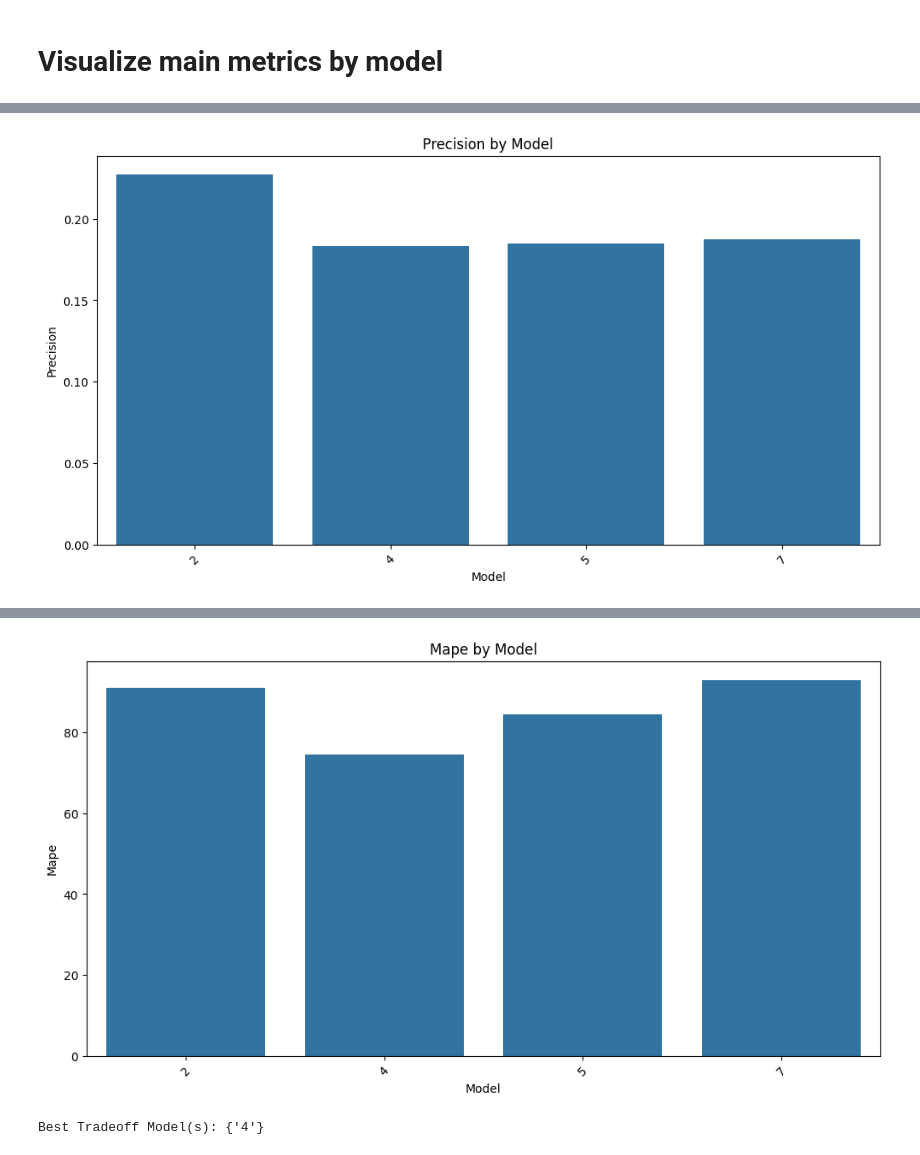
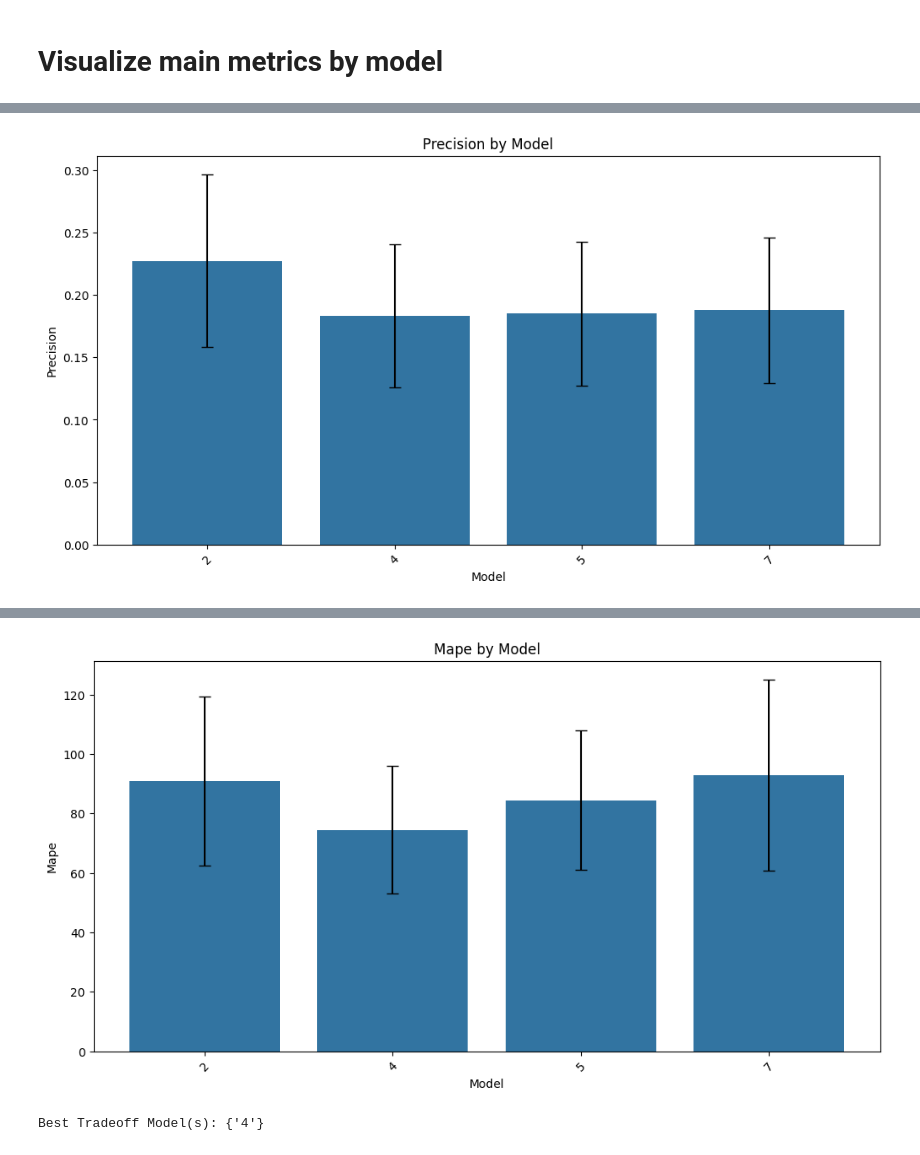
Before and after one commit to krzischp/handoff-eval, a Jupyter notebook: notebooks/evaluation.ipynb, the cells around one changed output, grey strips where cells are left out. Drawn from its saved outputs; the diff is of its cells as text; code cells hidden in the pictures.

```diff
--- a/notebooks/evaluation.ipynb
+++ b/notebooks/evaluation.ipynb
@@ -60,21 +60,21 @@ else:
 # Visualize main metrics by model
 # %%
 # --- Plotting ---
+confidence=0.95
 x = "model"
-
 # Recall
 error_type = "recall"
 df_metrics = handoff_eval.evaluation.compute_model_metrics_df(matched_pairs_dict, metric=None, error_type=error_type)
-handoff_eval.evaluation.plot_model_metrics(df_metrics, x=x, metric_name=error_type.capitalize())
+handoff_eval.evaluation.plot_model_metrics(df_metrics, x=x, metric_name=error_type.capitalize(), confidence=confidence)
 
 # Precision
 error_type = "precision"
 df_metrics = handoff_eval.evaluation.compute_model_metrics_df(matched_pairs_dict, metric=None, error_type=error_type)
-handoff_eval.evaluation.plot_model_metrics(df_metrics, x=x, metric_name=error_type.capitalize())
+handoff_eval.evaluation.plot_model_metrics(df_metrics, x=x, metric_name=error_type.capitalize(), confidence=confidence)
 
 # Mape of rowTotalCostUsd
 metric = "rowTotalCostUsd"
 error_type = "mape"
 df_metrics = handoff_eval.evaluation.compute_model_metrics_df(matched_pairs_dict, metric=metric, error_type=error_type)
-handoff_eval.evaluation.plot_model_metrics(df_metrics, x=x, metric_name=error_type.capitalize())
+handoff_eval.evaluation.plot_model_metrics(df_metrics, x=x, metric_name=error_type.capitalize(), confidence=confidence)
 # %% [output]
@@ -86 +86 @@ handoff_eval.evaluation.plot_model_metrics(df_metrics, x=x, metric_name=error_ty
-[figure, old version]
+[figure, new version]
@@ -89,4 +89,4 @@ handoff_eval.evaluation.plot_model_metrics(df_metrics, x=x, metric_name=error_ty
-[figure, old version]
+[figure, new version]
 # %%
 # Find best model based on best f1 and best MAPE
 best_models = handoff_eval.evaluation.find_best_tradeoff_models(matched_pairs_dict, top_n=2)
```
Also changed, not shown: parts of 2 cells of this notebook, 5 other files.
